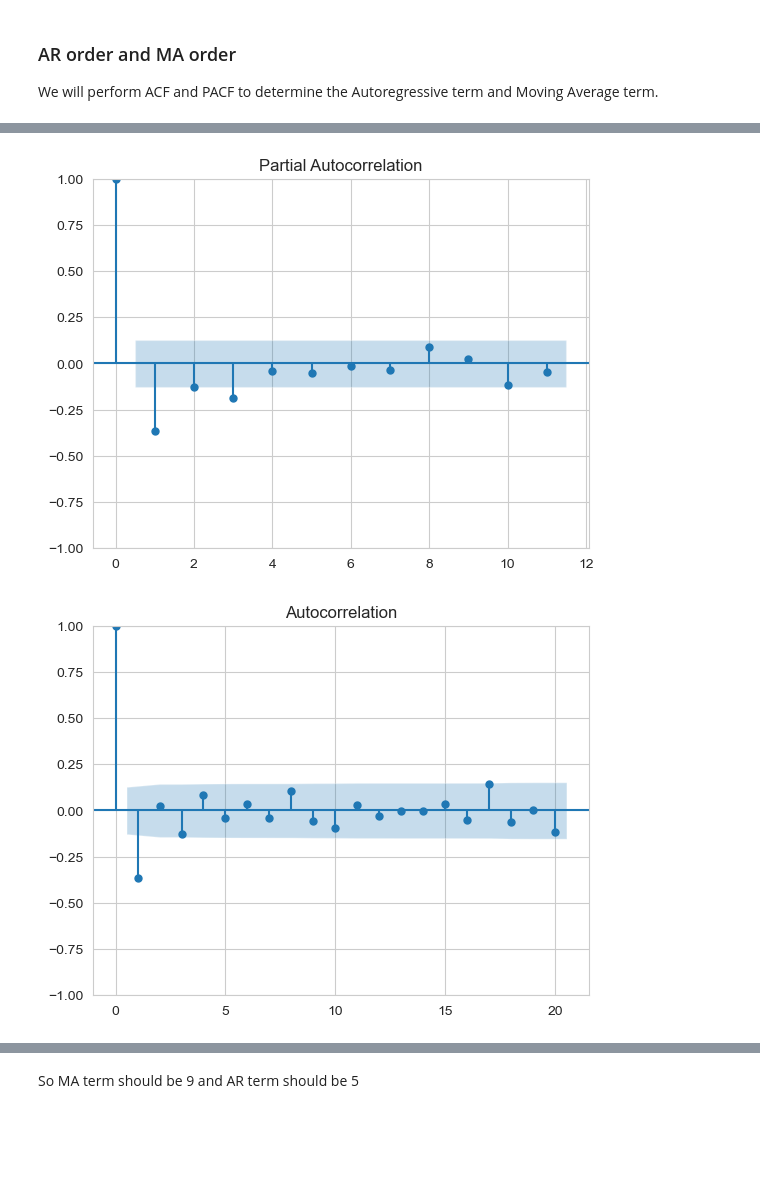
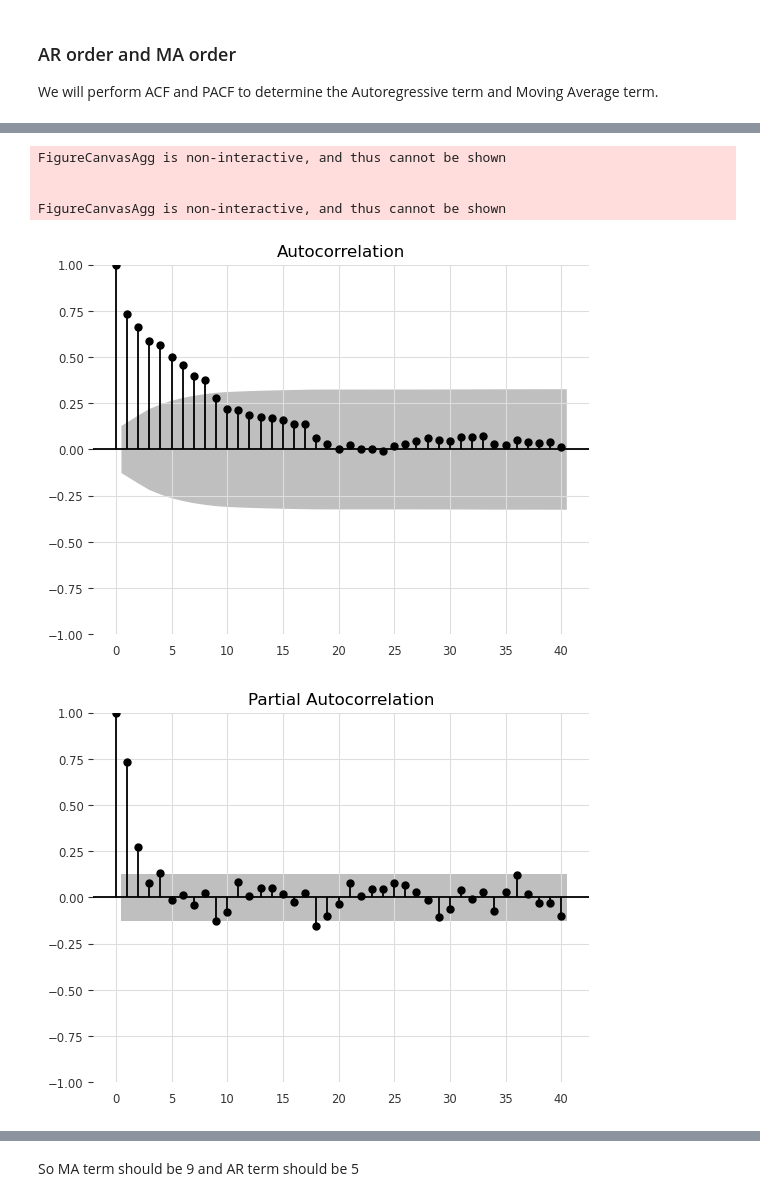
Before and after one commit to sjsu-interconnect/cs163, a Jupyter notebook: src/Data Processing.ipynb, the cells around one changed output, grey strips where cells are left out. Cells and saved outputs as stored; diff of their text form; code cells hidden in the pictures; blank space fills up the shorter version.

```diff
--- a/src/Data Processing.ipynb
+++ b/src/Data Processing.ipynb
@@ -30,5 +45,6 @@ pio.renderers.default = 'png'
 # %%
-df = pd.read_csv('/Users/eddie/cs163/src/Data/final.csv', index_col=['Timeframe'])
+df = pd.read_csv('/Users/eddie/cs163/src/Data/final.csv', index_col=['DATE'], parse_dates=['DATE'], )
+df = df.asfreq('MS')
 df.info()
 # %% [output]
 <class 'pandas.core.frame.DataFrame'>
@@ -172,0 +191,2 @@ So with 1 time differencing, CPI time-series is already stationary, so we will g
+# %%
+diff_y = Y.diff().dropna()
@@ -177,6 +318,14 @@ We will perform ACF and PACF to determine the Autoregressive term and Moving Ave
 # %%
-plot_acf(differencing(Y,2), lags=20)
-plot_pacf(differencing(Y,2), lags=11)
+acf = plot_acf(diff_y, lags=40)
+acf.savefig(os.path.join(plot_folder, 'ACF.png'))
+acf.show()
+pacf = plot_pacf(diff_y, lags=40)
+pacf.savefig(os.path.join(plot_folder, 'PACF.png'))
+pacf.show()
 # %% [output]
+FigureCanvasAgg is non-interactive, and thus cannot be shown
+
+
+FigureCanvasAgg is non-interactive, and thus cannot be shown
-[figure, old version]
+[figure, new version]
-[figure, old version]
+[figure, new version]
```
Also changed, not shown: parts of 38 cells of this notebook, 29 other files.
